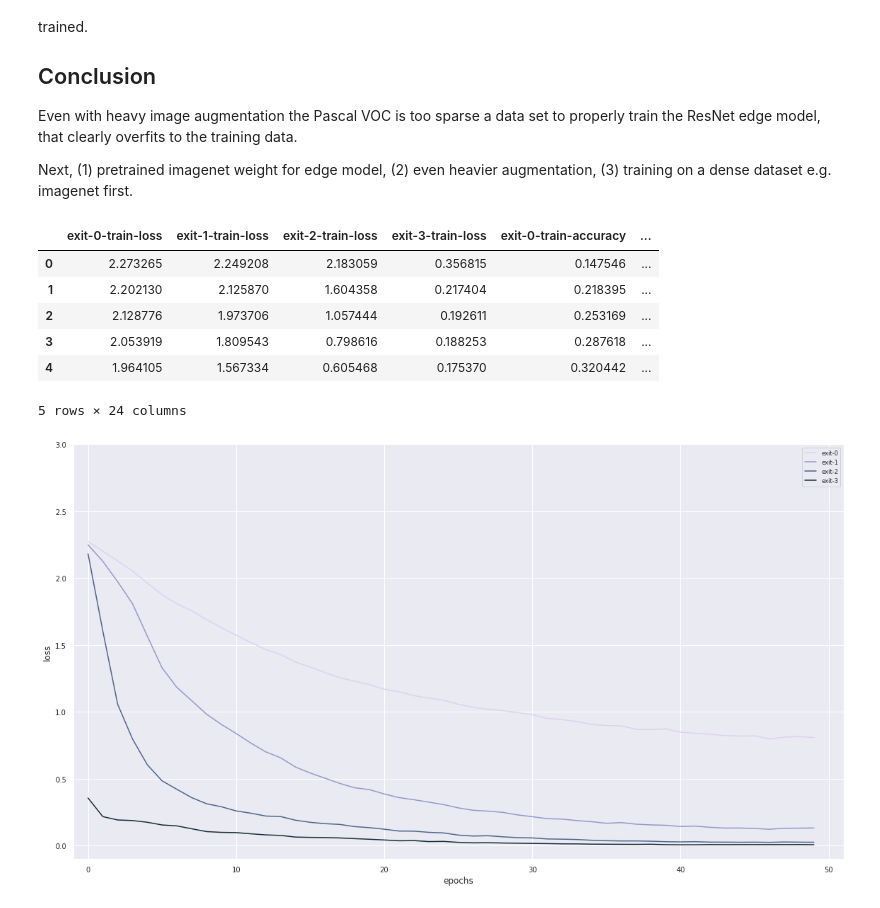
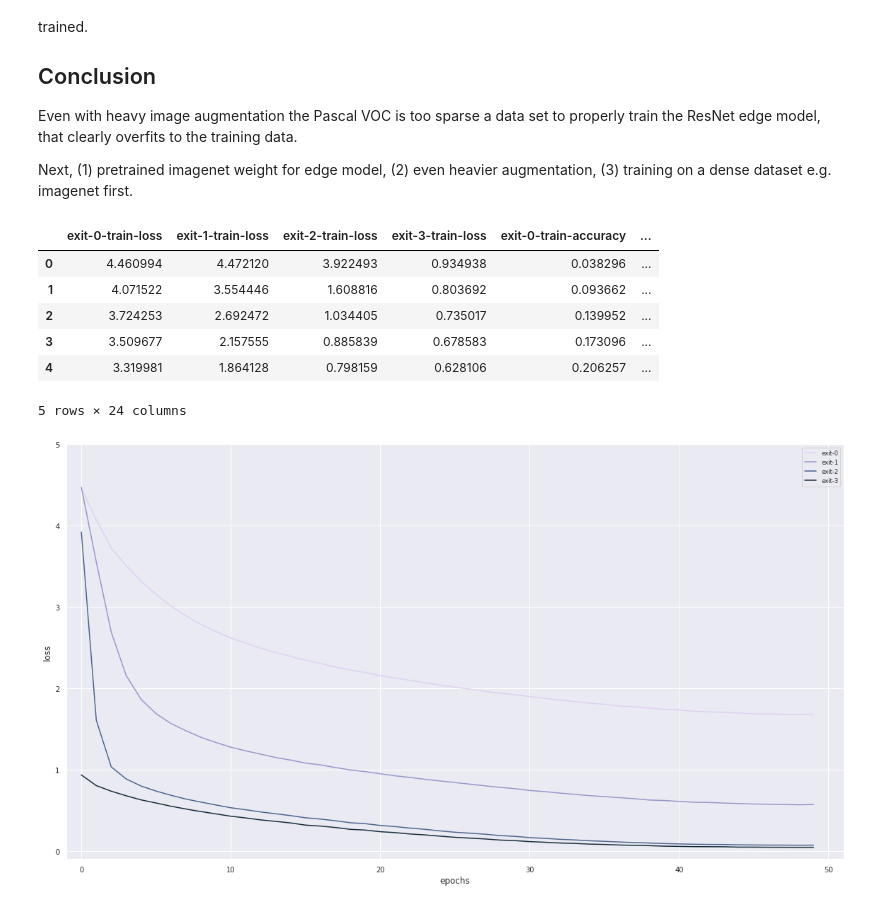
Before and after one commit to AlexKarlsen/thesis-src, a Jupyter notebook: Train Visualization/Train Validation Visualization BDenseNet miniimagenet.ipynb, the cells around one changed output. Saved outputs shown, nothing was run; the diff lists cells and outputs as text; code cells hidden in the pictures.

```diff
--- a/Train Visualization/Train Validation Visualization BDenseNet miniimagenet.ipynb
+++ b/Train Visualization/Train Validation Visualization BDenseNet miniimagenet.ipynb
@@ -18,15 +18,15 @@ import seaborn as sns; sns.set()
 import matplotlib.pyplot as plt
 plt.rcParams.update({'font.size': 18})
 # %%
-df = pd.read_csv('../DDNN/logging/dense_20191001-121910.csv', index_col=0)
+df = pd.read_csv('../DDNN/logging/densenet_20191001-175500.csv', index_col=0)
 df.head()
 # %% [output]
 |  | exit-0-train-loss | exit-1-train-loss | exit-2-train-loss | exit-3-train-loss | exit-0-train-accuracy | ... |
-| 0 | 2.273265 | 2.249208 | 2.183059 | 0.356815 | 0.147546 | ... |
-| 1 | 2.202130 | 2.125870 | 1.604358 | 0.217404 | 0.218395 | ... |
-| 2 | 2.128776 | 1.973706 | 1.057444 | 0.192611 | 0.253169 | ... |
-| 3 | 2.053919 | 1.809543 | 0.798616 | 0.188253 | 0.287618 | ... |
-| 4 | 1.964105 | 1.567334 | 0.605468 | 0.175370 | 0.320442 | ... |
+| 0 | 4.460994 | 4.472120 | 3.922493 | 0.934938 | 0.038296 | ... |
+| 1 | 4.071522 | 3.554446 | 1.608816 | 0.803692 | 0.093662 | ... |
+| 2 | 3.724253 | 2.692472 | 1.034405 | 0.735017 | 0.139952 | ... |
+| 3 | 3.509677 | 2.157555 | 0.885839 | 0.678583 | 0.173096 | ... |
+| 4 | 3.319981 | 1.864128 | 0.798159 | 0.628106 | 0.206257 | ... |
 5 rows × 24 columns
 # %%
 #palette = sns.color_palette("mako_r", 6)
@@ -75,22 +75,22 @@ test_time = [
 # %%
 fig = plt.figure(figsize=(16,9))
 ax = sns.lineplot(data=train_loss,
                   palette="ch:2.5,.25",
                   dashes=False)
 
 
 #ax.set(xlabel='epochs', ylabel='loss')
 plt.xlabel('epochs', fontsize='large')
 plt.ylabel('loss', fontsize='large')
 plt.tick_params(labelsize='medium')
 plt.legend(legend, fontsize='small')
 plt.xlim([-1, 51])
-plt.ylim([-0.1, 3])
+plt.ylim([-0.1, 5])
 plt.tight_layout()
 plt.savefig('BResNet_train_loss_miniimagenet10.png')
 plt.show()
 # %% [output]
-[figure, old version]
+[figure, new version]
 # %%
 fig = plt.figure(figsize=(16,9))
 ax = sns.lineplot(data=train_acc,
```
Also changed, not shown: parts of 5 cells of this notebook, 4 other files.
